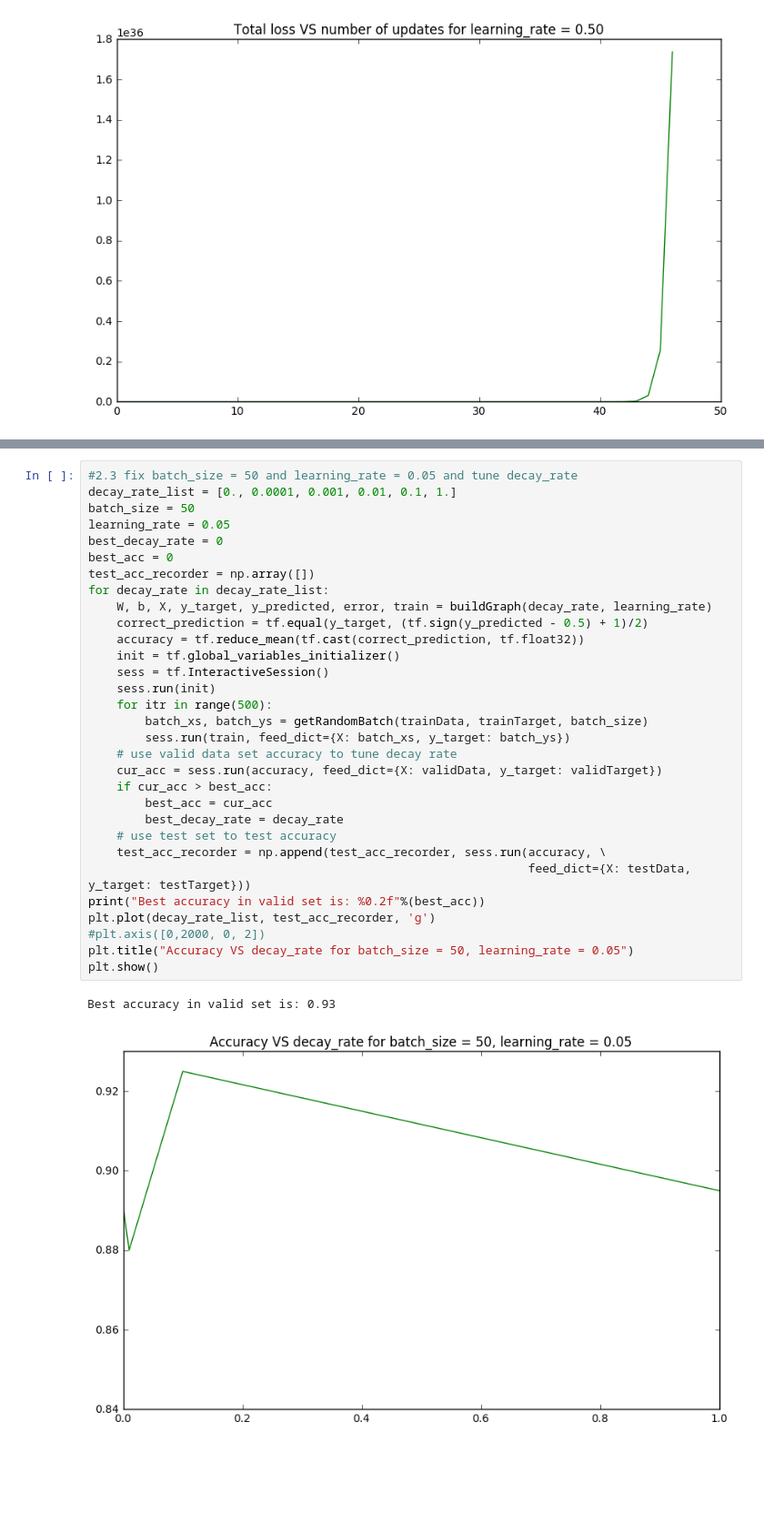
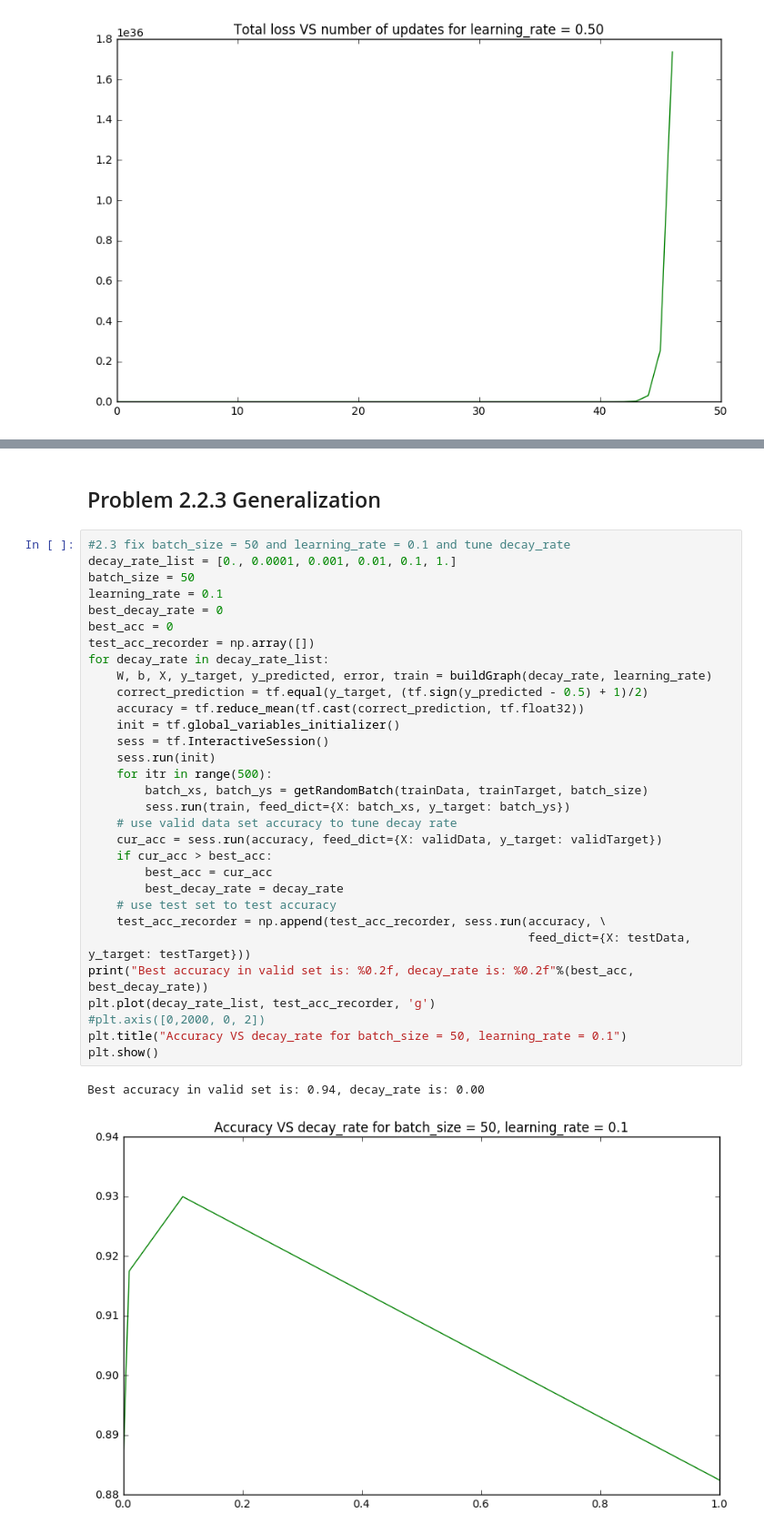
Before and after one commit to lidaiqing/Inference-MachineLearning, a Jupyter notebook: A1/code/a1.ipynb, the cells around one changed output, grey strips where cells are left out. Shown: that part at 91% size. Cells and saved outputs as stored; diff of their text form; blank space fills up the shorter version.

```diff
--- a/A1/code/a1.ipynb
+++ b/A1/code/a1.ipynb
@@ -217,34 +234,36 @@ for batch_size in batch_size_list:
+# %% [markdown]
+<h2>Problem 2.2.3 Generalization</h2>
 # %%
-#2.3 fix batch_size = 50 and learning_rate = 0.05 and tune decay_rate
+#2.3 fix batch_size = 50 and learning_rate = 0.1 and tune decay_rate
 decay_rate_list = [0., 0.0001, 0.001, 0.01, 0.1, 1.]
 batch_size = 50
-learning_rate = 0.05
+learning_rate = 0.1
 best_decay_rate = 0
 best_acc = 0
 test_acc_recorder = np.array([])
 for decay_rate in decay_rate_list:
     W, b, X, y_target, y_predicted, error, train = buildGraph(decay_rate, learning_rate)
     correct_prediction = tf.equal(y_target, (tf.sign(y_predicted - 0.5) + 1)/2)
     accuracy = tf.reduce_mean(tf.cast(correct_prediction, tf.float32))
     init = tf.global_variables_initializer()
     sess = tf.InteractiveSession()
     sess.run(init)
     for itr in range(500):
         batch_xs, batch_ys = getRandomBatch(trainData, trainTarget, batch_size)
         sess.run(train, feed_dict={X: batch_xs, y_target: batch_ys})
     # use valid data set accuracy to tune decay rate
     cur_acc = sess.run(accuracy, feed_dict={X: validData, y_target: validTarget})
     if cur_acc > best_acc:
         best_acc = cur_acc
         best_decay_rate = decay_rate
     # use test set to test accuracy
     test_acc_recorder = np.append(test_acc_recorder, sess.run(accuracy, \
                                                               feed_dict={X: testData, y_target: testTarget}))
-print("Best accuracy in valid set is: %0.2f"%(best_acc))
+print("Best accuracy in valid set is: %0.2f, decay_rate is: %0.2f"%(best_acc, best_decay_rate))
 plt.plot(decay_rate_list, test_acc_recorder, 'g')
 #plt.axis([0,2000, 0, 2])
-plt.title("Accuracy VS decay_rate for batch_size = 50, learning_rate = 0.05")
+plt.title("Accuracy VS decay_rate for batch_size = 50, learning_rate = 0.1")
 plt.show()
 # %% [output]
-Best accuracy in valid set is: 0.93
+Best accuracy in valid set is: 0.94, decay_rate is: 0.00
-[figure, old version]
+[figure, new version]
```
Also changed, not shown: parts of 16 cells of this notebook, 1 other file.
